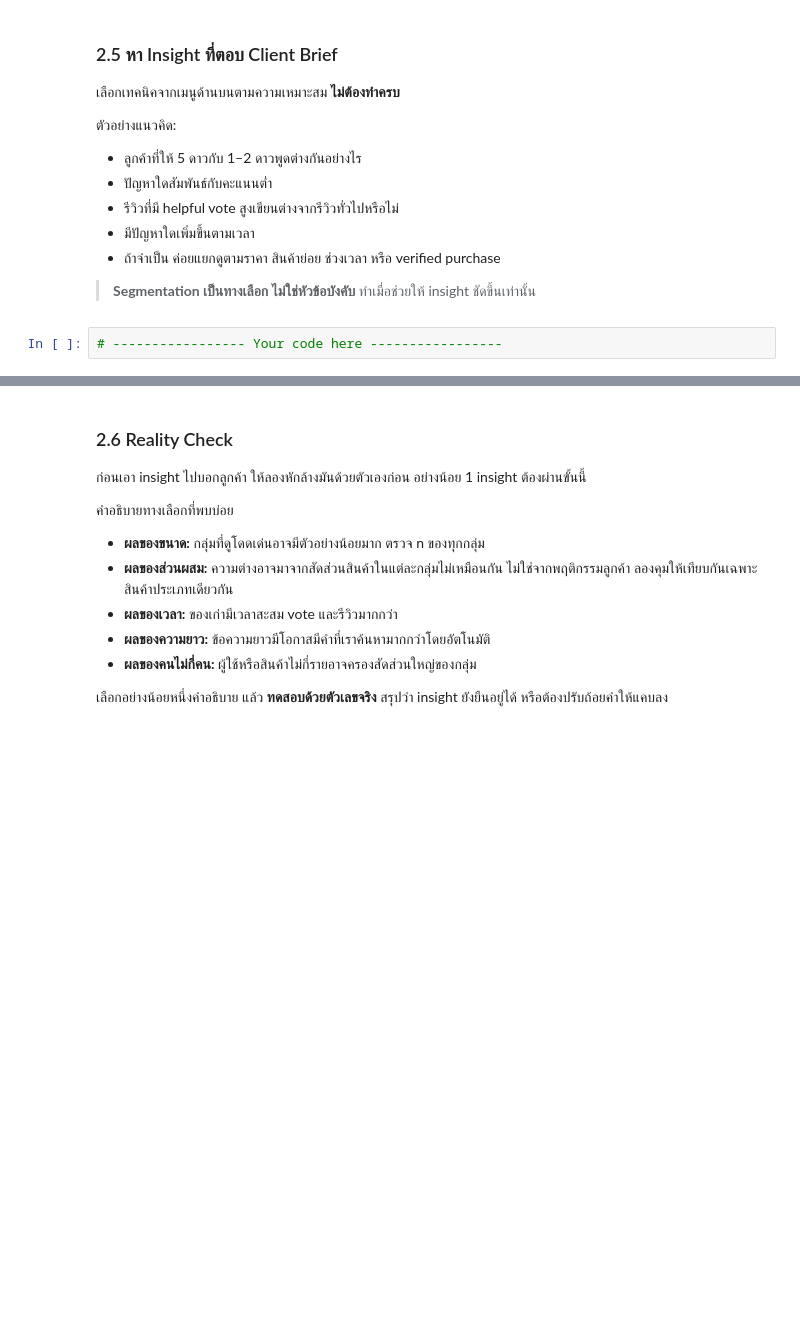
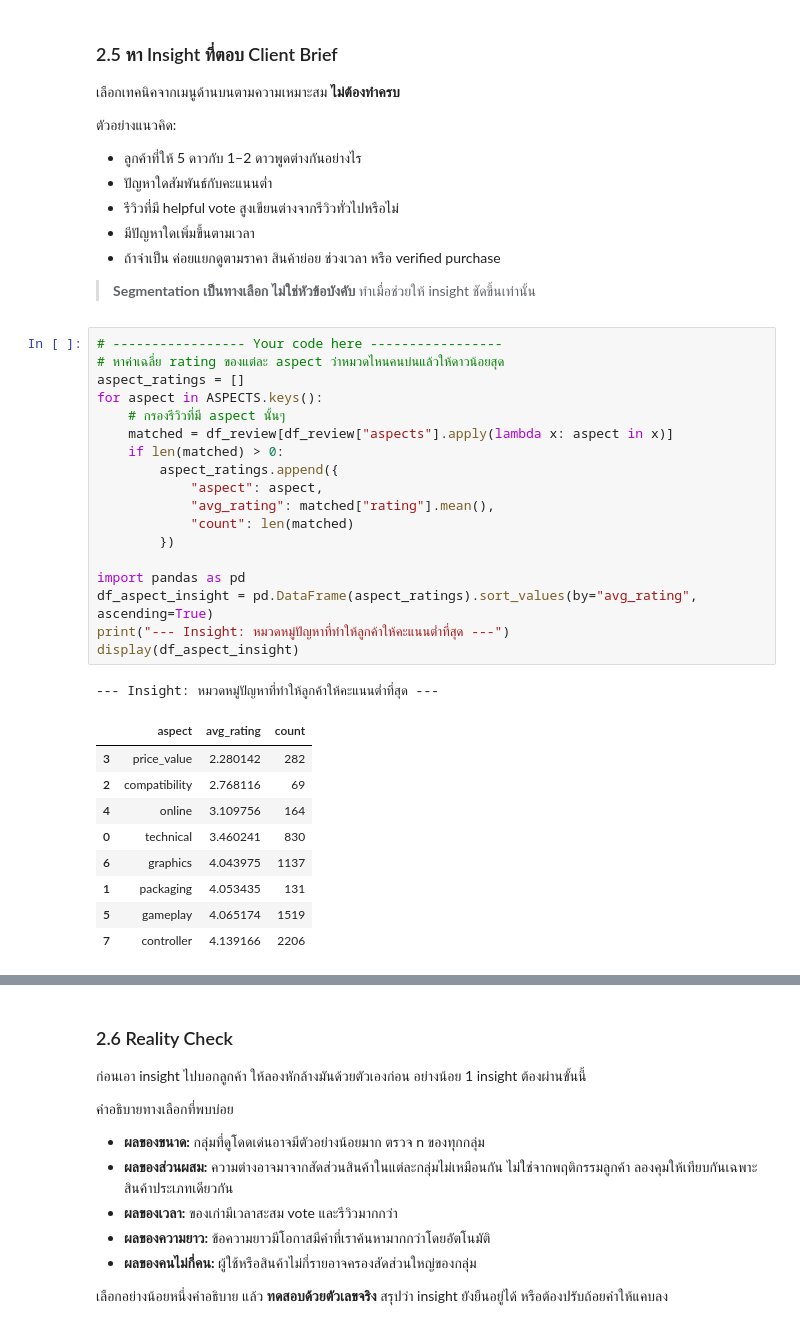
Before and after one commit to spannav/project_bigdata, a Jupyter notebook: Project1_Video_Games.ipynb, the cells around one changed output, grey strips where cells are left out. Cells and saved outputs as stored; diff of their text form; blank space fills up the shorter version.

```diff
--- a/Project1_Video_Games.ipynb
+++ b/Project1_Video_Games.ipynb
@@ -824,3 +825,30 @@ Feature 2 (Aspect Indicators) - aspects: หมวดที่พบบ่อย
 > **Segmentation เป็นทางเลือก ไม่ใช่หัวข้อบังคับ** ทำเมื่อช่วยให้ insight ชัดขึ้นเท่านั้น
 # %%
 # ----------------- Your code here -----------------
+# หาค่าเฉลี่ย rating ของแต่ละ aspect ว่าหมวดไหนคนบ่นแล้วให้ดาวน้อยสุด
+aspect_ratings = []
+for aspect in ASPECTS.keys():
+    # กรองรีวิวที่มี aspect นั้นๆ
+    matched = df_review[df_review["aspects"].apply(lambda x: aspect in x)]
+    if len(matched) > 0:
+        aspect_ratings.append({
+            "aspect": aspect,
+            "avg_rating": matched["rating"].mean(),
+            "count": len(matched)
+        })
+
+import pandas as pd
+df_aspect_insight = pd.DataFrame(aspect_ratings).sort_values(by="avg_rating", ascending=True)
+print("--- Insight: หมวดหมู่ปัญหาที่ทำให้ลูกค้าให้คะแนนต่ำที่สุด ---")
+display(df_aspect_insight)
+# %% [output]
+--- Insight: หมวดหมู่ปัญหาที่ทำให้ลูกค้าให้คะแนนต่ำที่สุด ---
+|  | aspect | avg_rating | count |
+| 3 | price_value | 2.280142 | 282 |
+| 2 | compatibility | 2.768116 | 69 |
+| 4 | online | 3.109756 | 164 |
+| 0 | technical | 3.460241 | 830 |
+| 6 | graphics | 4.043975 | 1137 |
+| 1 | packaging | 4.053435 | 131 |
+| 5 | gameplay | 4.065174 | 1519 |
+| 7 | controller | 4.139166 | 2206 |
```
Also changed, not shown: parts of 7 cells of this notebook, 1 other file.
